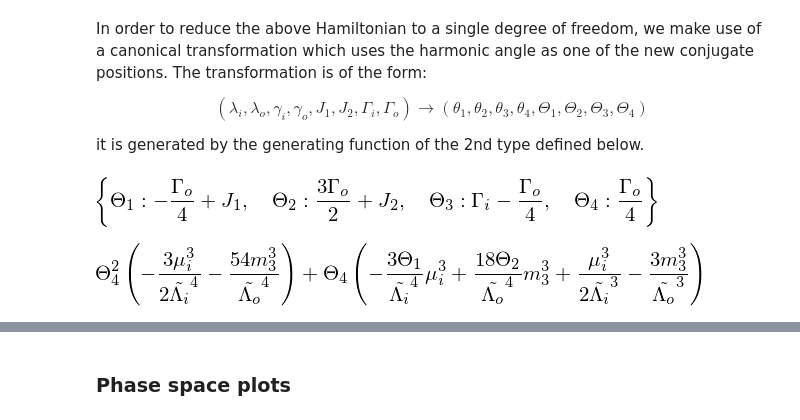
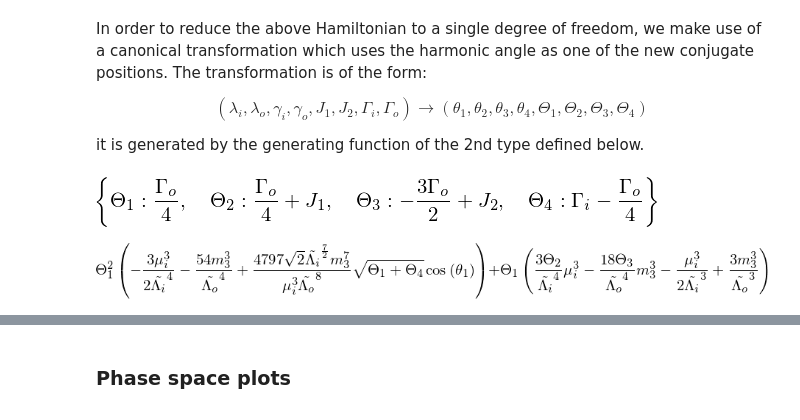
Before and after one commit to fbartolic/master_thesis, a Jupyter notebook: notebooks/theoretical_model/resonant_hamiltonian.ipynb, the cells around one changed output, grey strips where cells are left out. Saved outputs shown, nothing was run; the diff lists cells and outputs as text; code cells hidden in the pictures.

```diff
--- a/notebooks/theoretical_model/resonant_hamiltonian.ipynb
+++ b/notebooks/theoretical_model/resonant_hamiltonian.ipynb
@@ -6,9 +6,9 @@ from sympy import *
 
 mpl.rc('font',**{'family':'serif','serif':['Palatino']})
 mpl.rc('text', usetex=True)
-mpl.rcParams['axes.labelsize'] = 18
-mpl.rcParams['xtick.labelsize'] = 14
-mpl.rcParams['ytick.labelsize'] = 14
+mpl.rcParams['axes.labelsize'] = 20
+mpl.rcParams['xtick.labelsize'] = 18
+mpl.rcParams['ytick.labelsize'] = 18
 mpl.rcParams['axes.titlesize'] = 20
 
 
@@ -18,14 +18,10 @@ mpl.rcParams['axes.titlesize'] = 20
 %config InlineBackend.figure_format = 'retina'
 
 # Make cells narrower for better typography
-from IPython.core.display import display, HTML
-display(HTML("<style>.container { width:65% !important; }</style>"))
+# from IPython.core.display import display, HTML
+# display(HTML("<style>.container { width:65% !important; }</style>"))
 
 init_printing(use_unicode=False, wrap_line=True)
-
-# Make cells narrower for better typography
-from IPython.core.display import display, HTML
-display(HTML("<style>.container { width:65% !important; }</style>"))
 # %% [markdown]
 # The Disturbing Function
 # %% [markdown]
@@ -99,25 +95,19 @@ As we can see the figure, the lowest order approximation is justifiable only for
 # Define symbols for orbital elements and constants
 mu_i, mu_o, a_i, a_o, e_i, e_o, m3, n, G = \
 symbols("\mu_i \mu_o a_i a_o e_i e_o m_3 n G", positive=True, real=True)
-
-R_sec, R_res, R = \
-    symbols("\mathcal{R}_{sec}, \mathcal{R}_{res}, \mathcal{R}", real=True)
 
 lambda_i, lambda_o, w_i, w_o = \
     symbols("\lambda_i, \lambda_o, \omega_i, \omega_o", real=True)
 
 
 # Define Hensen coefficients for n=6
-X_in = -3*e_i
-X_ou = 533*e_o**4/16
+x_in = -3*e_i #+ 13*e_i**3/8 + 5*e_i**5/192
+x_ou = 533*e_o**4/16 # - 13827*e_o**6/160 + 104127*e_o**8/1280
 
 # Resonant part of the disturbing function
-R_res = Rational(3,4)*G*mu_i*m3/a_o*(a_i/a_o)**2*X_in*X_ou\
+R = Rational(3,4)*G*mu_i*m3/a_o*(a_i/a_o)**2*x_in*x_ou\
 *cos(6*lambda_o - lambda_i +4*w_o + w_i)
-
-# Secular part of the disturbing function
-# R_sec = G*mu_i*m3/(4*a_o)*(a_i/a_o)**2*(1 + 3*e_i**2/2)/(1 - e_o**2)**(Rational(3, 2))
-R_res
+R
 # %% [output]
 [figure]
 # %% [markdown]
@@ -323,15 +295,15 @@ symbols(r"\theta_1, \theta_2, \theta_3, \theta_4, \Theta_1, \Theta_2, \Theta_3,
         real=True)
 
 # Specify F2
-F2 = (gamma_i + 4*gamma_o + lambda_i - 6*lambda_o)*T4 + lambda_i*T1 + lambda_o*T2\
-    + gamma_i*T3
+F2 = (-lambda_i + 6*lambda_o + gamma_i + 4*gamma_o)*T1 + lambda_i*T2 + lambda_o*T3\
+    + gamma_i*T4
 
 H = H.subs({
     J1: diff(F2, lambda_i),
     J2: diff(F2, lambda_o),
     Gamma_i: diff(F2, gamma_i),
     Gamma_o: diff(F2, gamma_o),
-    gamma_i: t4 -(4*gamma_o + lambda_i - 6*lambda_o)
+    gamma_i: t1 -(4*gamma_o + lambda_i - 6*lambda_o)
 })
 
 # Solve for new momenta in terms of old momenta
@@ -342,9 +314,9 @@ sol = solve([
     Eq(diff(F2, gamma_o) - Gamma_o)], [T1, T2, T3 ,T4])
 sol
 # %% [output]
-[figure, old version]
+[figure, new version]
 # %%
-H = collect(expand(H), T4).args[0] + collect(expand(H), T4).args[1]
+H = collect(expand(H), T1 ).args[0] + collect(expand(H), T1).args[1]
 H
 # %% [output]
-[figure, old version]
+[figure, new version]
```
Also changed, not shown: parts of 62 cells of this notebook, 8 other files.
